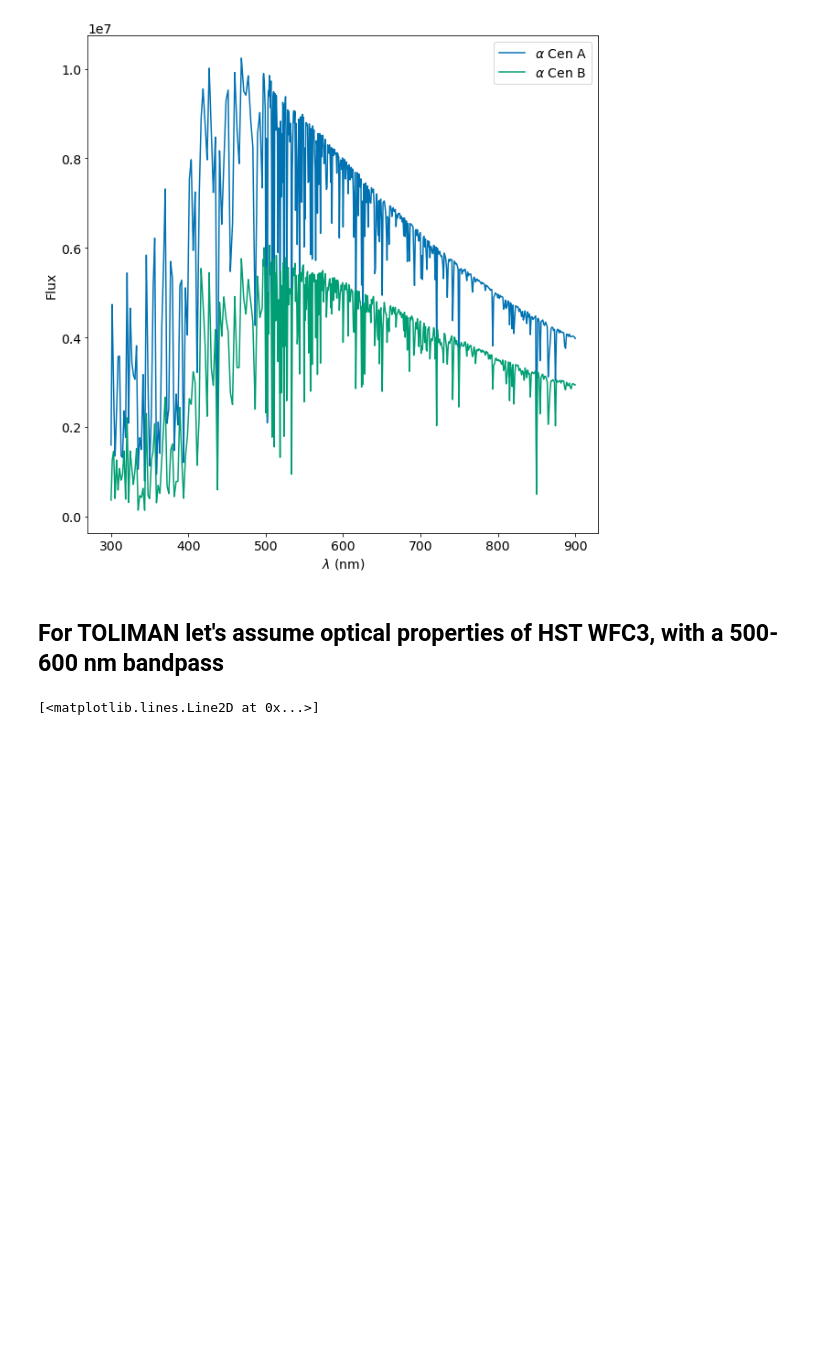
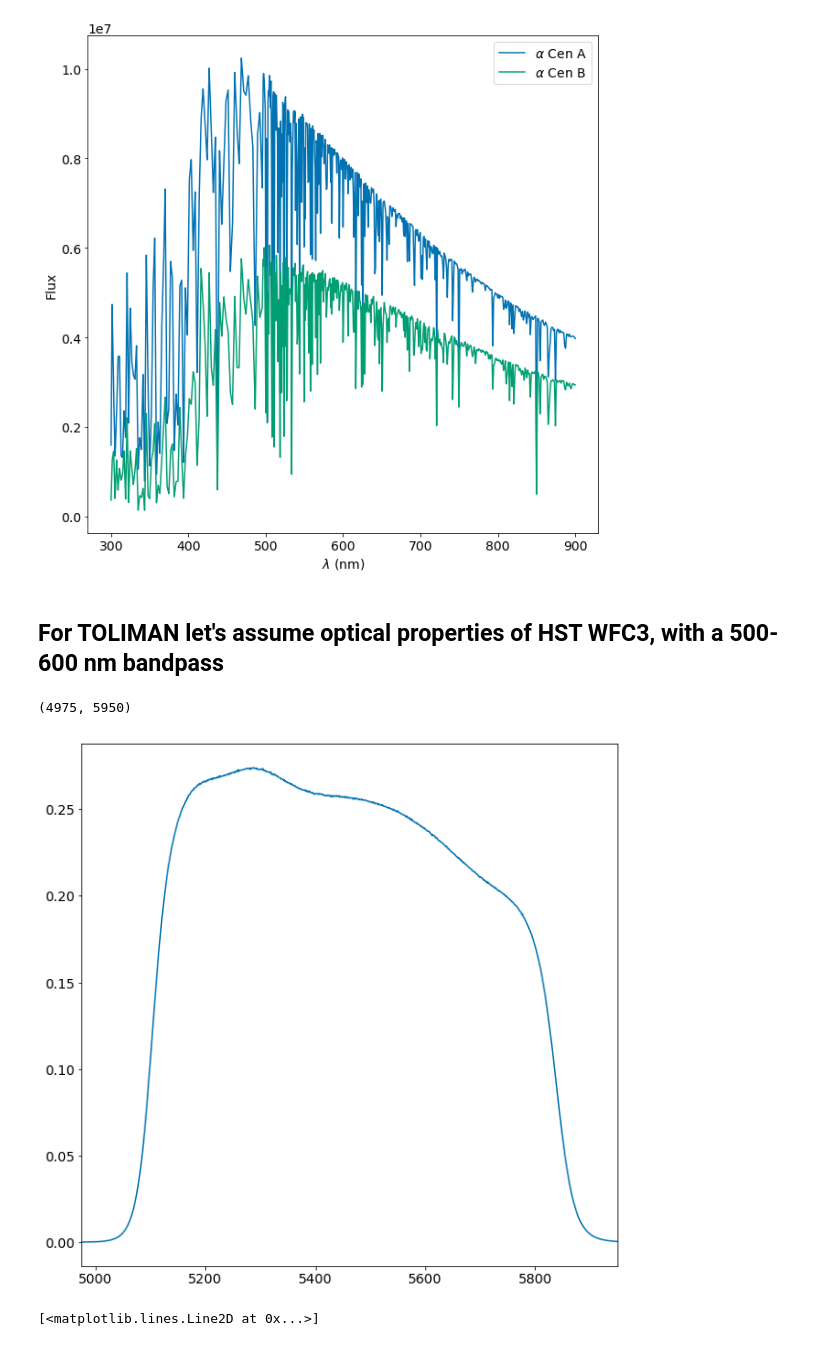
Before and after one commit to benjaminpope/toliman, a Jupyter notebook: synthetic.ipynb, the cells around one changed output. Cells and saved outputs as stored; diff of their text form; code cells hidden in the pictures; blank space fills up the shorter version.

```diff
--- a/synthetic.ipynb
+++ b/synthetic.ipynb
@@ -50,6 +50,12 @@ plt.legend()
 # %%
 bp = S.ObsBandpass('wfc3,uvis1,f547m')
 bandpass = bp.sample(wavels)
+# %%
+plt.plot(wavels,bandpass)
+plt.xlim(4975,5950)
+# %% [output]
+(4975, 5950)
+[figure, added]
 # %%
 plt.plot(wavels,specA*bandpass)
 plt.plot(wavels,specB*bandpass)
```
Also changed, not shown: parts of 5 cells of this notebook, 1 other file.
